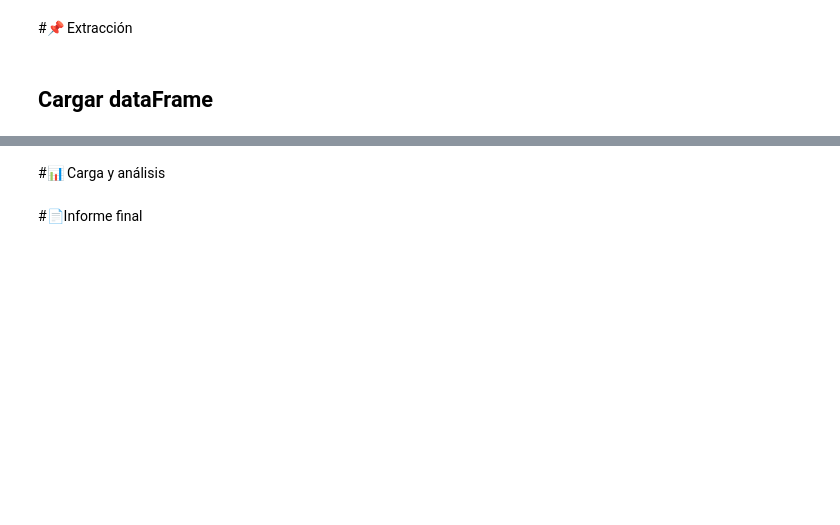
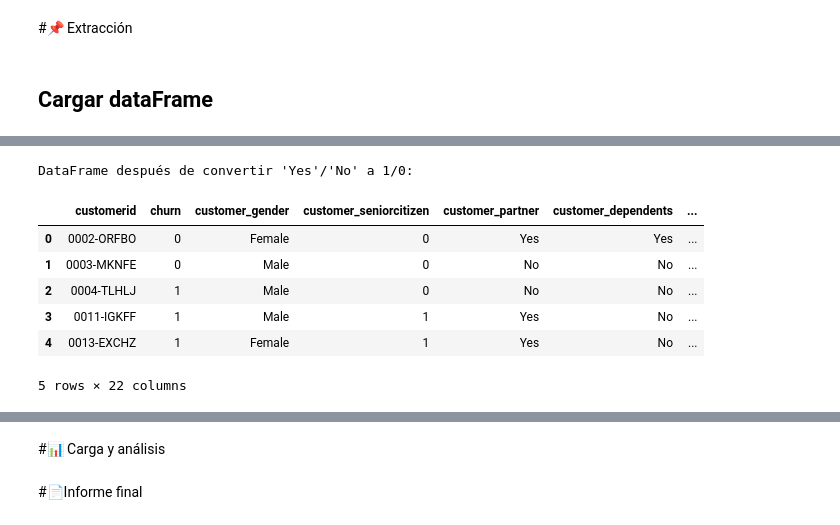
Before and after one commit to macollipal/C1-2044-numpy-analisis-numerico-eficiente-con-python, a Jupyter notebook: TelecomX_LATAM.ipynb, the cells around one changed output, grey strips where cells are left out. Cells and saved outputs as stored; diff of their text form; code cells hidden in the pictures; blank space fills up the shorter version.

```diff
--- a/TelecomX_LATAM.ipynb
+++ b/TelecomX_LATAM.ipynb
@@ -131,0 +187,11 @@ Primeras 3 filas:
+# %%
+# prompt: customer_seniorcitizen cambiar el 0 por un NO y 1 Yes
+
+df['customer_seniorcitizen'] = df['customer_seniorcitizen'].replace({'0': 'No', '1': 'Yes'})
+
+# Verificar el cambio
+print("\nValores únicos en 'customer_seniorcitizen' después del reemplazo:")
+display(df['customer_seniorcitizen'].value_counts())
+
+print("\nPrimeras filas con la columna modificada:")
+#display(df.head())
@@ -131,0 +209,7 @@ Primeras 3 filas:
+# %%
+# prompt: account_charges_total a float64
+
+import pandas as pd
+df['account_charges_total'] = pd.to_numeric(df['account_charges_total'], errors='coerce')
+df['account_charges_total'] = df['account_charges_total'].astype('float64')
+df.info()
@@ -131,0 +238,51 @@ Primeras 3 filas:
+# %%
+# prompt: convertir los valores textuales "Yes", "No" en 1 y 0, sino dejar el mismo
+
+# Función para convertir 'Yes'/'No' a 1/0 o mantener el valor original
+def convert_yes_no(value):
+  if value == 'Yes':
+    return 1
+  elif value == 'No':
+    return 0
+  else:
+    return value
+
+# Aplicar la función a las columnas relevantes
+df['customer_seniorcitizen'] = df['customer_seniorcitizen'].apply(convert_yes_no)
+df['churn'] = df['churn'].apply(convert_yes_no) # Asumiendo que 'churn' también tiene 'Yes'/'No'
+df['account_paperlessbilling'] = df['account_paperlessbilling'].apply(convert_yes_no) # Asumiendo que 'account_paperlessbilling' tiene 'Yes'/'No'
+
+# Aplicar la función a las columnas relacionadas con servicios de internet (asumiendo 'Yes'/'No' o 'No internet service')
+internet_cols = [
+    'internet_onlinesecurity',
+    'internet_onlinebackup',
+    'internet_deviceprotection',
+    'internet_techsupport',
+    'internet_streamingtv',
+    'internet_streamingmovies'
+]
+
+for col in internet_cols:
+    df[col] = df[col].apply(convert_yes_no)
+
+# Aplicar la función a las columnas relacionadas con servicios de teléfono (asumiendo 'Yes'/'No' o 'No phone service')
+phone_cols = [
+    'phone_phoneservice',
+    'phone_multiplelines'
+]
+
+for col in phone_cols:
+     df[col] = df[col].apply(convert_yes_no)
+
+print("\nDataFrame después de convertir 'Yes'/'No' a 1/0:")
+display(df.head())
+df.info()
+# %% [output]
+DataFrame después de convertir 'Yes'/'No' a 1/0:
+|  | customerid | churn | customer_gender | customer_seniorcitizen | customer_partner | customer_dependents | ... |
+| 0 | 0002-ORFBO | 0 | Female | 0 | Yes | Yes | ... |
+| 1 | 0003-MKNFE | 0 | Male | 0 | No | No | ... |
+| 2 | 0004-TLHLJ | 1 | Male | 0 | No | No | ... |
+| 3 | 0011-IGKFF | 1 | Male | 1 | Yes | No | ... |
+| 4 | 0013-EXCHZ | 1 | Female | 1 | Yes | No | ... |
+5 rows × 22 columns
```
Also changed, not shown: parts of 26 cells of this notebook.
